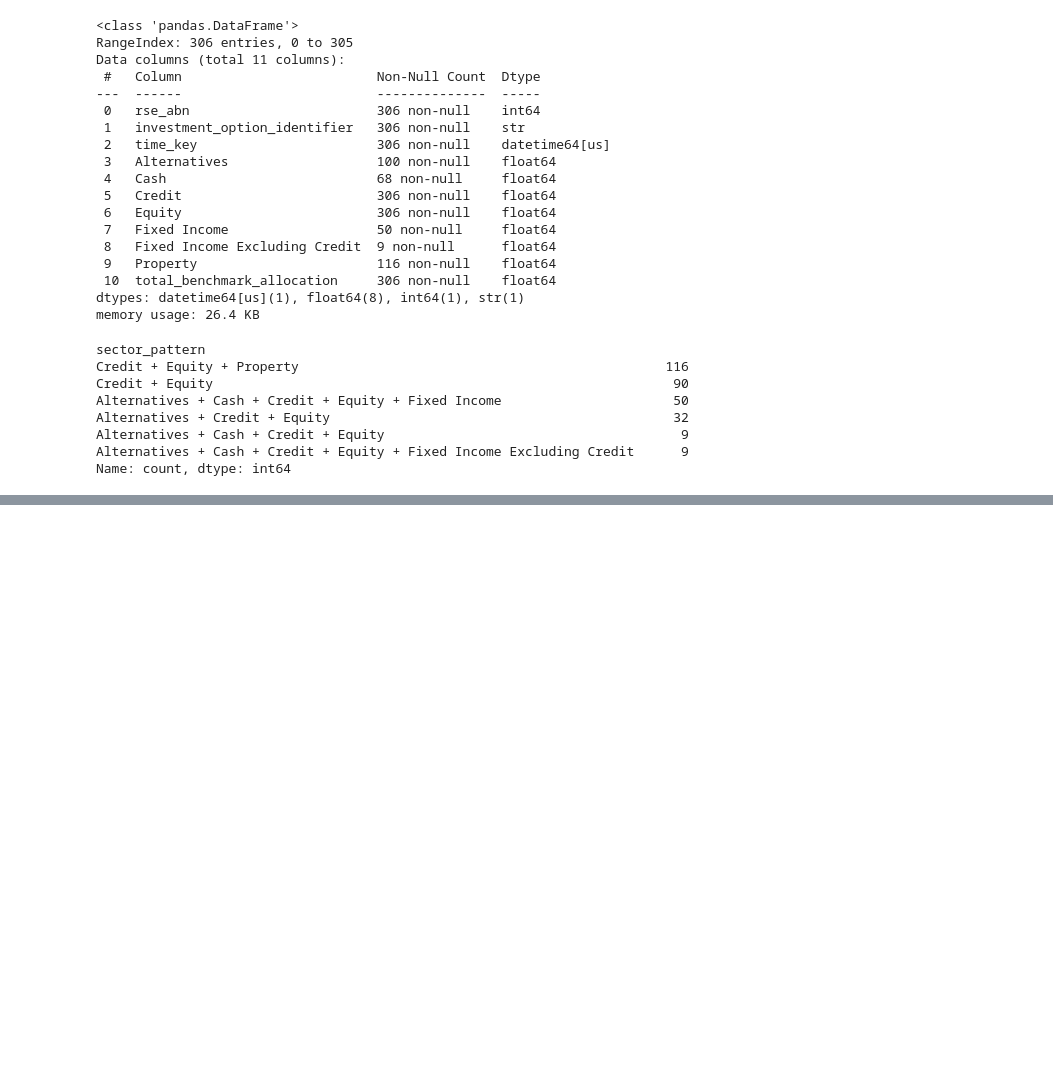
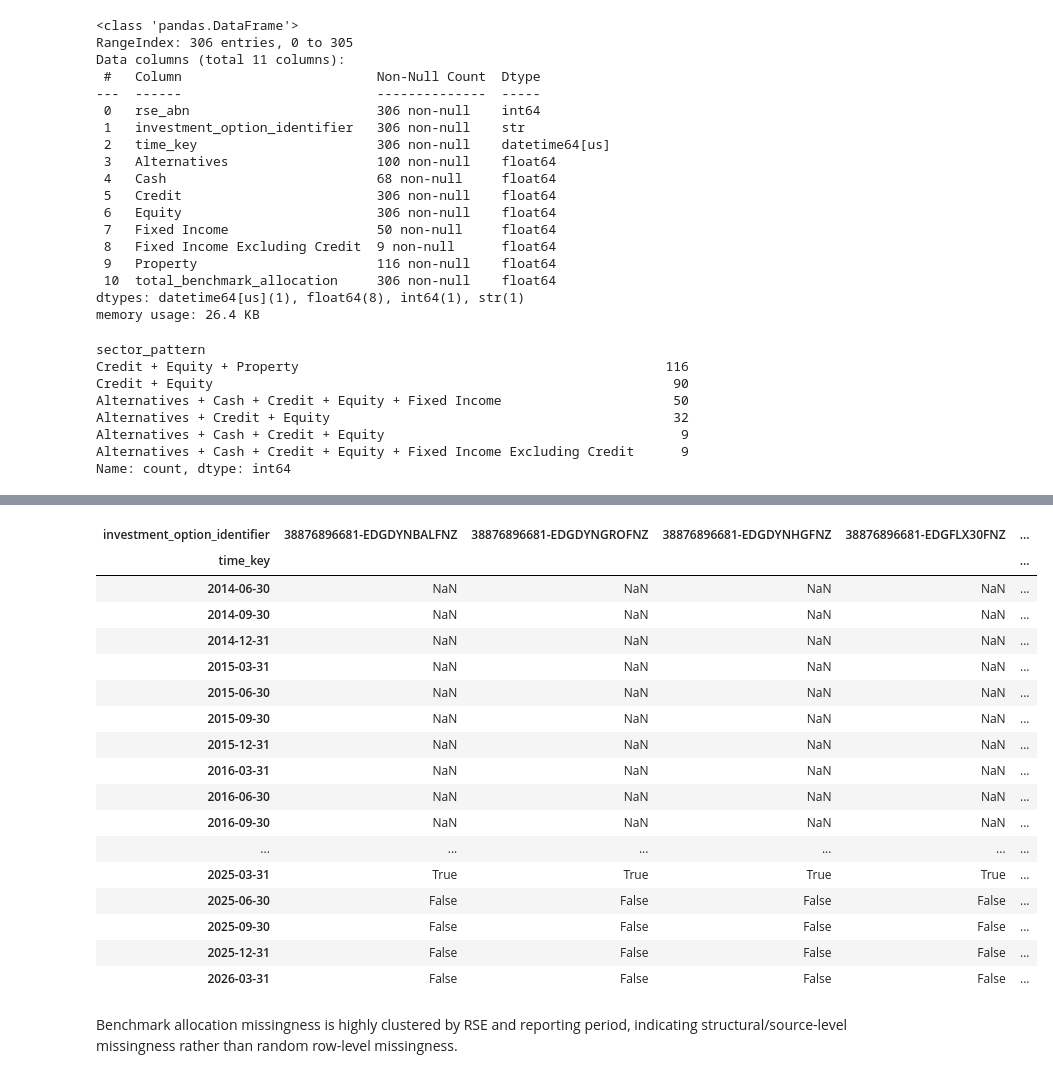
Before and after one commit to terra9/superannuation-performance-early-warning, a Jupyter notebook: notebooks/apra_data_audit.ipynb, the cells around one changed output, grey strips where cells are left out. Cells and saved outputs as stored; diff of their text form; code cells hidden in the pictures; blank space fills up the shorter version.

```diff
--- a/notebooks/apra_data_audit.ipynb
+++ b/notebooks/apra_data_audit.ipynb
@@ -3977,0 +4840,23 @@ Name: count, dtype: int64
+# %%
+missing_total_keys = allocation_comparison.loc[
+    allocation_comparison[
+        "total_excluding_currency"
+    ].isna(),
+    option_period_keys
+].copy()
+
+# len(missing_total_keys)
+
+missing_total_rows = (
+    missing_total_keys
+    .merge(
+        historical_saa,
+        on=option_period_keys,
+        how="left",
+        validate="one_to_many"
+    )
+)
+
+missing_total_rows[
+    "InvestmentBenchmarkAllocationPercent"
+].isna().value_counts()
@@ -3977,0 +5159,38 @@ Name: count, dtype: int64
+# %%
+# affected_history[
+#     [
+#         "rse_abn",
+#         "investment_option_identifier",
+#         "time_key",
+#         "allocation_missing",
+#     ]
+# ].sort_values(
+#     [
+#         "rse_abn",
+#         "investment_option_identifier",
+#         "time_key",
+#     ]
+# )
+
+missing_pattern
+# %% [output]
+| investment_option_identifier | 38876896681-EDGDYNBALFNZ | 38876896681-EDGDYNGROFNZ | 38876896681-EDGDYNHGFNZ | 38876896681-EDGFLX30FNZ | ... |
+| time_key |  |  |  |  | ... |
+| 2014-06-30 | NaN | NaN | NaN | NaN | ... |
+| 2014-09-30 | NaN | NaN | NaN | NaN | ... |
+| 2014-12-31 | NaN | NaN | NaN | NaN | ... |
+| 2015-03-31 | NaN | NaN | NaN | NaN | ... |
+| 2015-06-30 | NaN | NaN | NaN | NaN | ... |
+| 2015-09-30 | NaN | NaN | NaN | NaN | ... |
+| 2015-12-31 | NaN | NaN | NaN | NaN | ... |
+| 2016-03-31 | NaN | NaN | NaN | NaN | ... |
+| 2016-06-30 | NaN | NaN | NaN | NaN | ... |
+| 2016-09-30 | NaN | NaN | NaN | NaN | ... |
+| ... | ... | ... | ... | ... | ... |
+| 2025-03-31 | True | True | True | True | ... |
+| 2025-06-30 | False | False | False | False | ... |
+| 2025-09-30 | False | False | False | False | ... |
+| 2025-12-31 | False | False | False | False | ... |
+| 2026-03-31 | False | False | False | False | ... |
+# %% [markdown]
+Benchmark allocation missingness is highly clustered by RSE and reporting period, indicating structural/source-level missingness rather than random row-level missingness.
```
Also changed, not shown: parts of 50 cells of this notebook.
